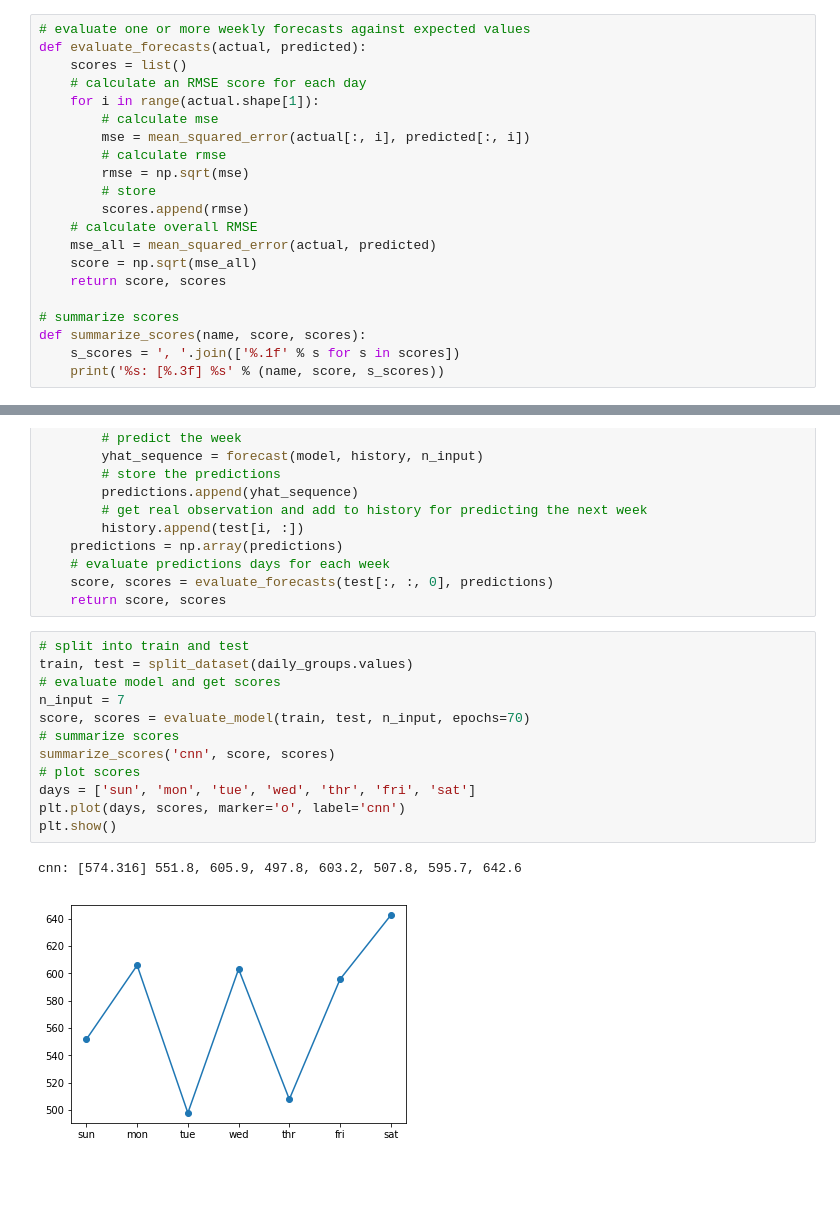
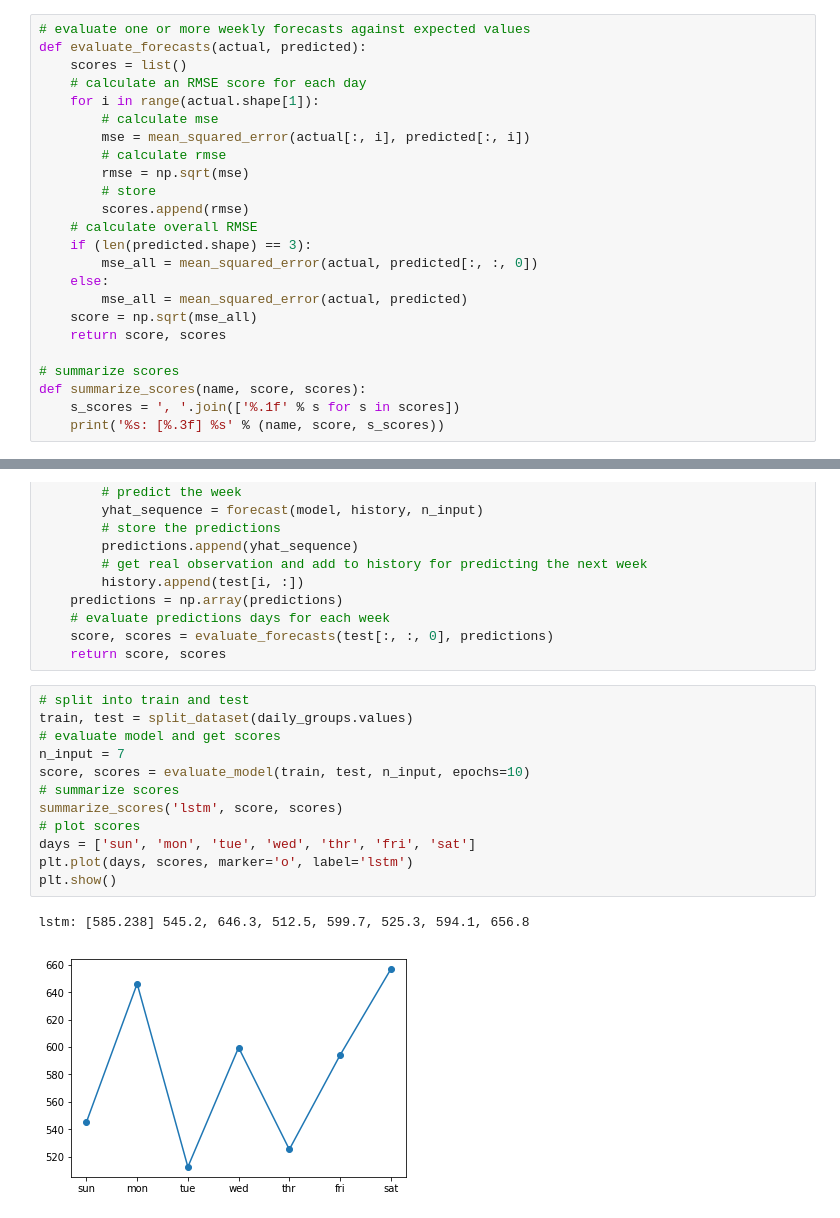
Before and after one commit to swetambers/energy_usage_data, a Jupyter notebook: 5. LSTMs for Energy Usage Forecasting.ipynb, the cells around one changed output, grey strips where cells are left out. Saved outputs shown, nothing was run; the diff lists cells and outputs as text; blank space fills up the shorter version.

Commit message:
Adding CNN and LSTM models notebook

```diff
--- a/5. LSTMs for Energy Usage Forecasting.ipynb
+++ b/5. LSTMs for Energy Usage Forecasting.ipynb
@@ -207,7 +207,10 @@ def evaluate_forecasts(actual, predicted):
         # store
         scores.append(rmse)
     # calculate overall RMSE
-    mse_all = mean_squared_error(actual, predicted)
+    if (len(predicted.shape) == 3):
+        mse_all = mean_squared_error(actual, predicted[:, :, 0])
+    else:
+        mse_all = mean_squared_error(actual, predicted)
     score = np.sqrt(mse_all)
     return score, scores
 
@@ -253,18 +256,18 @@ def evaluate_model(train, test, n_input, epochs=20):
 # %%
 # split into train and test
 train, test = split_dataset(daily_groups.values)
 # evaluate model and get scores
 n_input = 7
-score, scores = evaluate_model(train, test, n_input, epochs=70)
+score, scores = evaluate_model(train, test, n_input, epochs=10)
 # summarize scores
-summarize_scores('cnn', score, scores)
+summarize_scores('lstm', score, scores)
 # plot scores
 days = ['sun', 'mon', 'tue', 'wed', 'thr', 'fri', 'sat']
-plt.plot(days, scores, marker='o', label='cnn')
+plt.plot(days, scores, marker='o', label='lstm')
 plt.show()
 # %% [output]
-cnn: [574.316] 551.8, 605.9, 497.8, 603.2, 507.8, 595.7, 642.6
+lstm: [585.238] 545.2, 646.3, 512.5, 599.7, 525.3, 594.1, 656.8
-[figure, old version]
+[figure, new version]
 # %%
 # split into train and test
 train, test = split_dataset(daily_groups.values)
```
Also changed, not shown: parts of 12 cells of this notebook.
